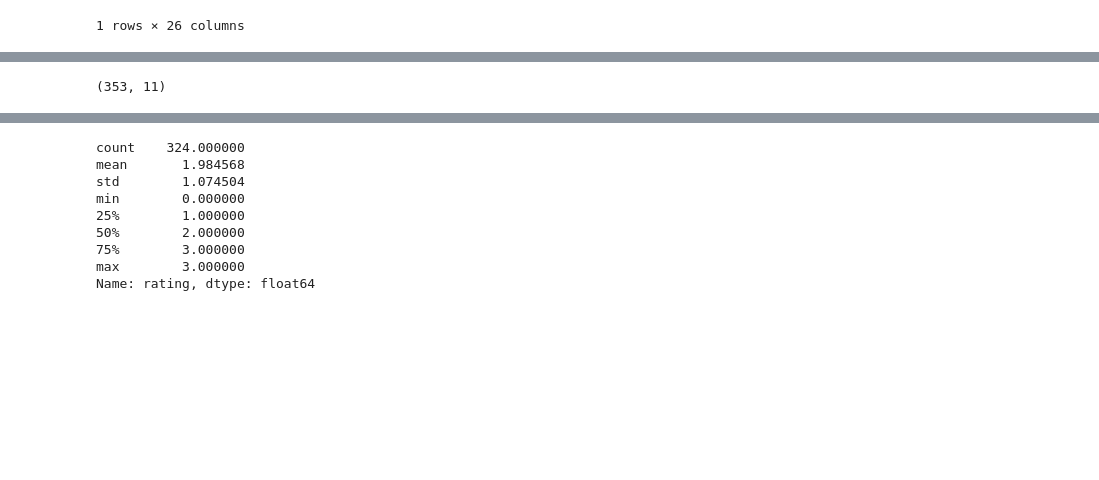
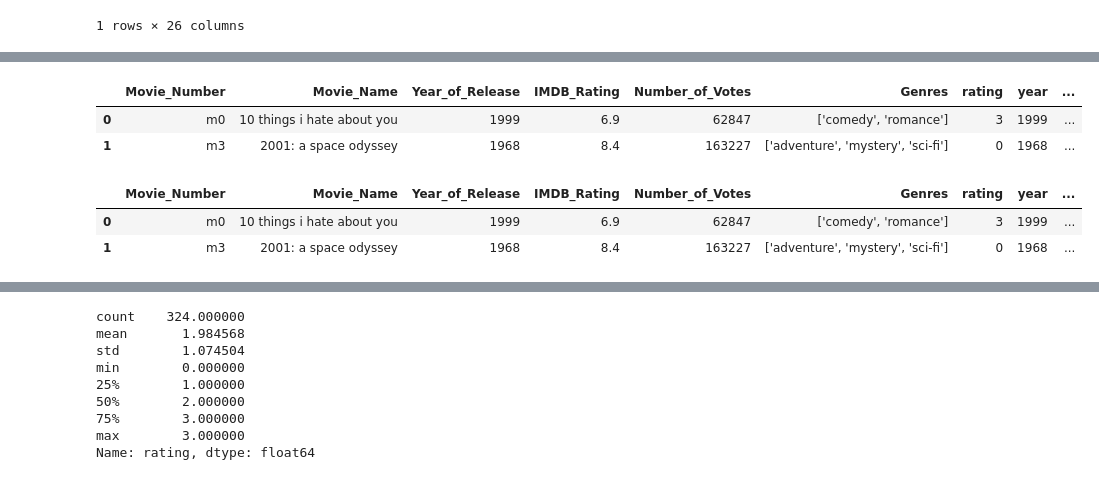
Before and after one commit to ck090/Identifying-Missing-Component-in-the-Bechdel-Test-Using-PCA, a Jupyter notebook: Crew_Info_Tagging.ipynb, the cells around one changed output, grey strips where cells are left out. Drawn from its saved outputs; the diff is of its cells as text; code cells hidden in the pictures; blank space fills up the shorter version.

```diff
--- a/Crew_Info_Tagging.ipynb
+++ b/Crew_Info_Tagging.ipynb
@@ -76,6 +80,9 @@ movie_crew_df.head(1)
 # %%
 ba_mtm_df = pd.read_csv("ba_mtm_csv.csv")
-ba_mtm_df.shape
-# %% [output]
-(353, 11)
+# %%
+ba_mtm_df.head(2)
+# %% [output]
+|  | Movie_Number | Movie_Name | Year_of_Release | IMDB_Rating | Number_of_Votes | Genres | rating | year | ... |
+| 0 | m0 | 10 things i hate about you | 1999 | 6.9 | 62847 | ['comedy', 'romance'] | 3 | 1999 | ... |
+| 1 | m3 | 2001: a space odyssey | 1968 | 8.4 | 163227 | ['adventure', 'mystery', 'sci-fi'] | 0 | 1968 | ... |
 # %%
@@ -83,3 +90,9 @@ final_df = pd.merge(ba_mtm_df, movie_crew_df, on='Movie_Name')
+# %%
+final_df.head(2)
+# %% [output]
+|  | Movie_Number | Movie_Name | Year_of_Release | IMDB_Rating | Number_of_Votes | Genres | rating | year | ... |
+| 0 | m0 | 10 things i hate about you | 1999 | 6.9 | 62847 | ['comedy', 'romance'] | 3 | 1999 | ... |
+| 1 | m3 | 2001: a space odyssey | 1968 | 8.4 | 163227 | ['adventure', 'mystery', 'sci-fi'] | 0 | 1968 | ... |
 # %%
 final_df.shape
 # %% [output]
```
Also changed, not shown: parts of 19 cells of this notebook, 5 other files.
